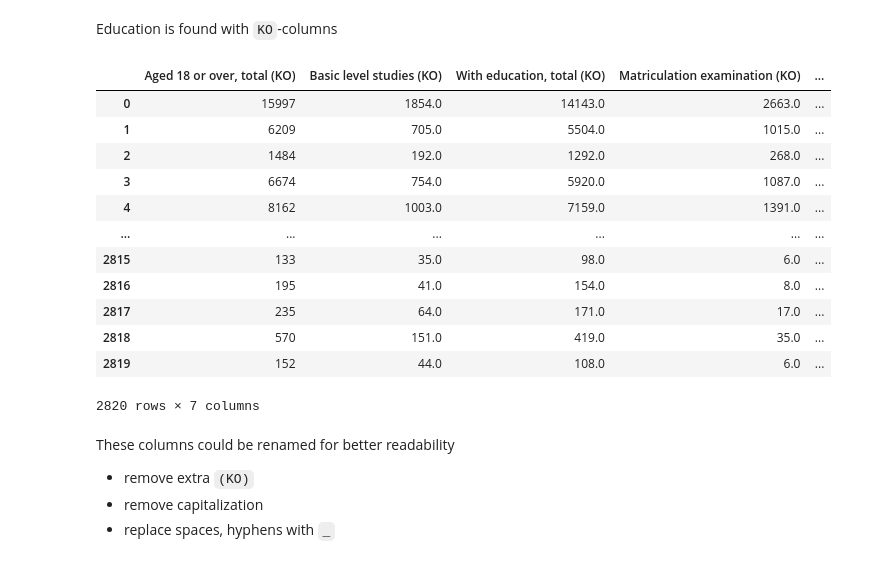
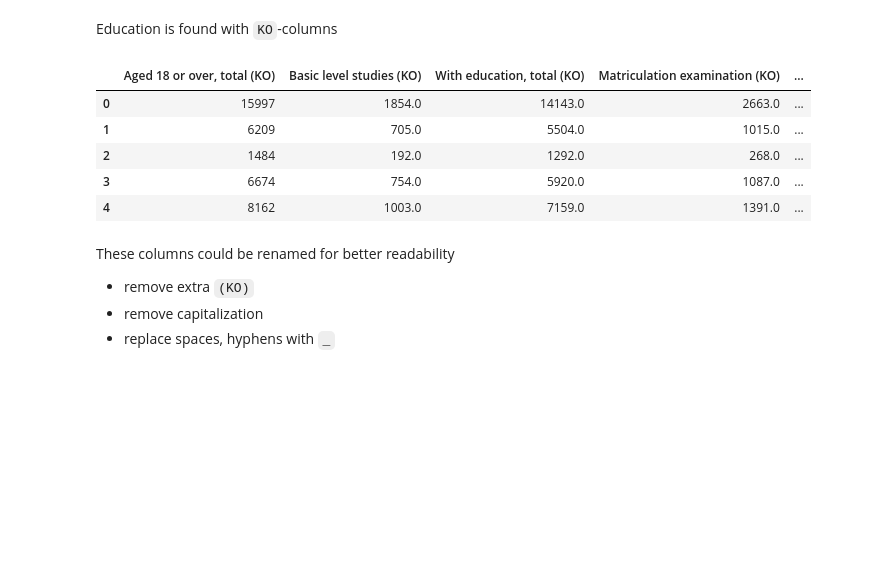
Before and after one commit to rasmussiljander/self-learning, a Jupyter notebook: postalcode_analysis/data_exploration/education_and_income.ipynb, the cells around one changed output. Cells and saved outputs as stored; diff of their text form; code cells hidden in the pictures; blank space fills up the shorter version.

```diff
--- a/postalcode_analysis/data_exploration/education_and_income.ipynb
+++ b/postalcode_analysis/data_exploration/education_and_income.ipynb
@@ -34,22 +34,15 @@ Education is found with `KO`-columns
 # %%
 id_cols = ["postcode", "name", "municipality"]
 cols = df.columns
-edu_data = df[cols[cols.str.contains("(KO)")]]
-edu_data
+edu_data = df[cols[cols.str.contains("(KO)", regex=False)]]
+edu_data.head()
 # %% [output]
 |  | Aged 18 or over, total (KO) | Basic level studies (KO) | With education, total (KO) | Matriculation examination (KO) | ... |
 | 0 | 15997 | 1854.0 | 14143.0 | 2663.0 | ... |
 | 1 | 6209 | 705.0 | 5504.0 | 1015.0 | ... |
 | 2 | 1484 | 192.0 | 1292.0 | 268.0 | ... |
 | 3 | 6674 | 754.0 | 5920.0 | 1087.0 | ... |
 | 4 | 8162 | 1003.0 | 7159.0 | 1391.0 | ... |
-| ... | ... | ... | ... | ... | ... |
-| 2815 | 133 | 35.0 | 98.0 | 6.0 | ... |
-| 2816 | 195 | 41.0 | 154.0 | 8.0 | ... |
-| 2817 | 235 | 64.0 | 171.0 | 17.0 | ... |
-| 2818 | 570 | 151.0 | 419.0 | 35.0 | ... |
-| 2819 | 152 | 44.0 | 108.0 | 6.0 | ... |
-2820 rows × 7 columns
 # %% [markdown]
 These columns could be renamed for better readability
 - remove extra `(KO)`
```
Also changed, not shown: parts of 4 cells of this notebook.
